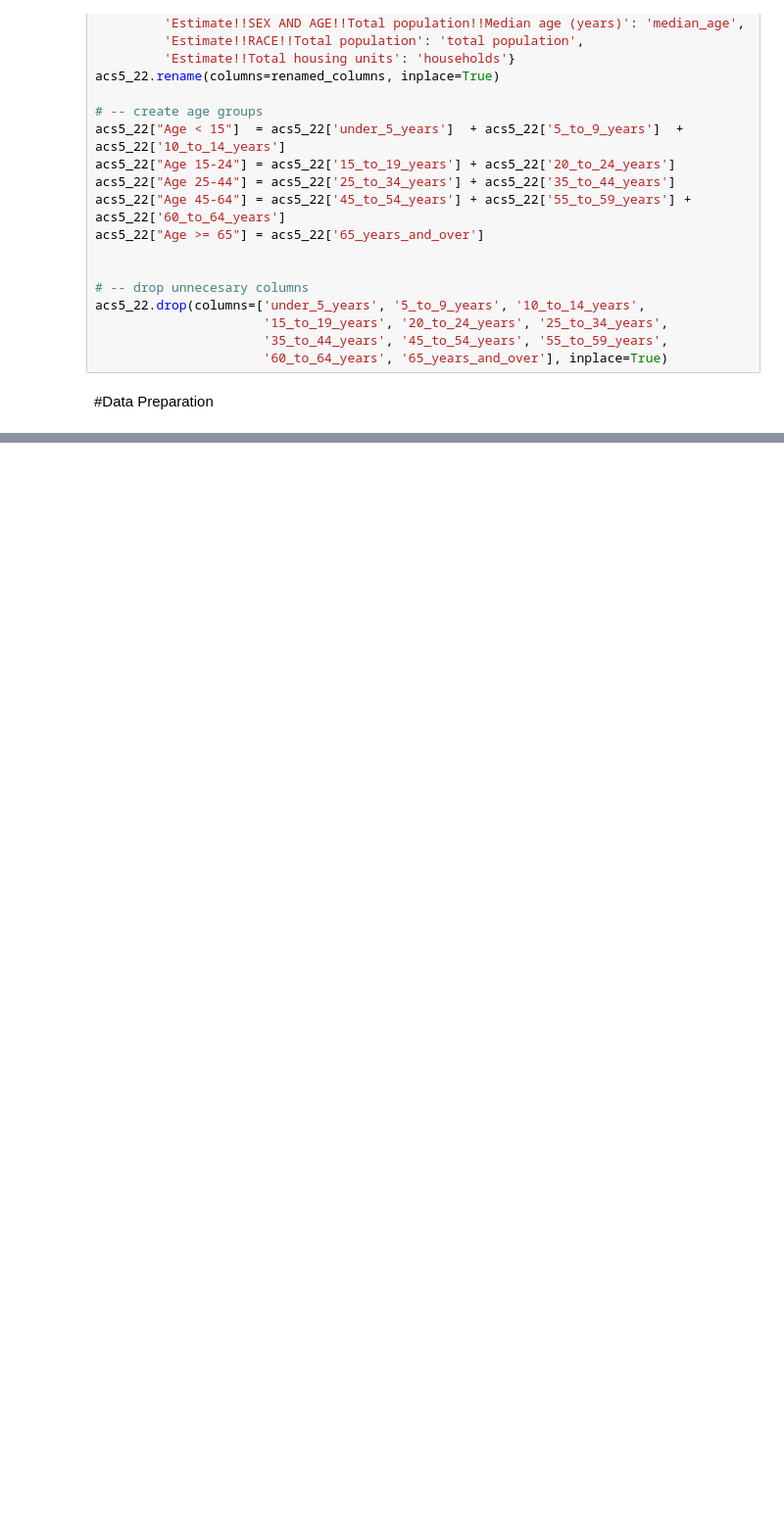
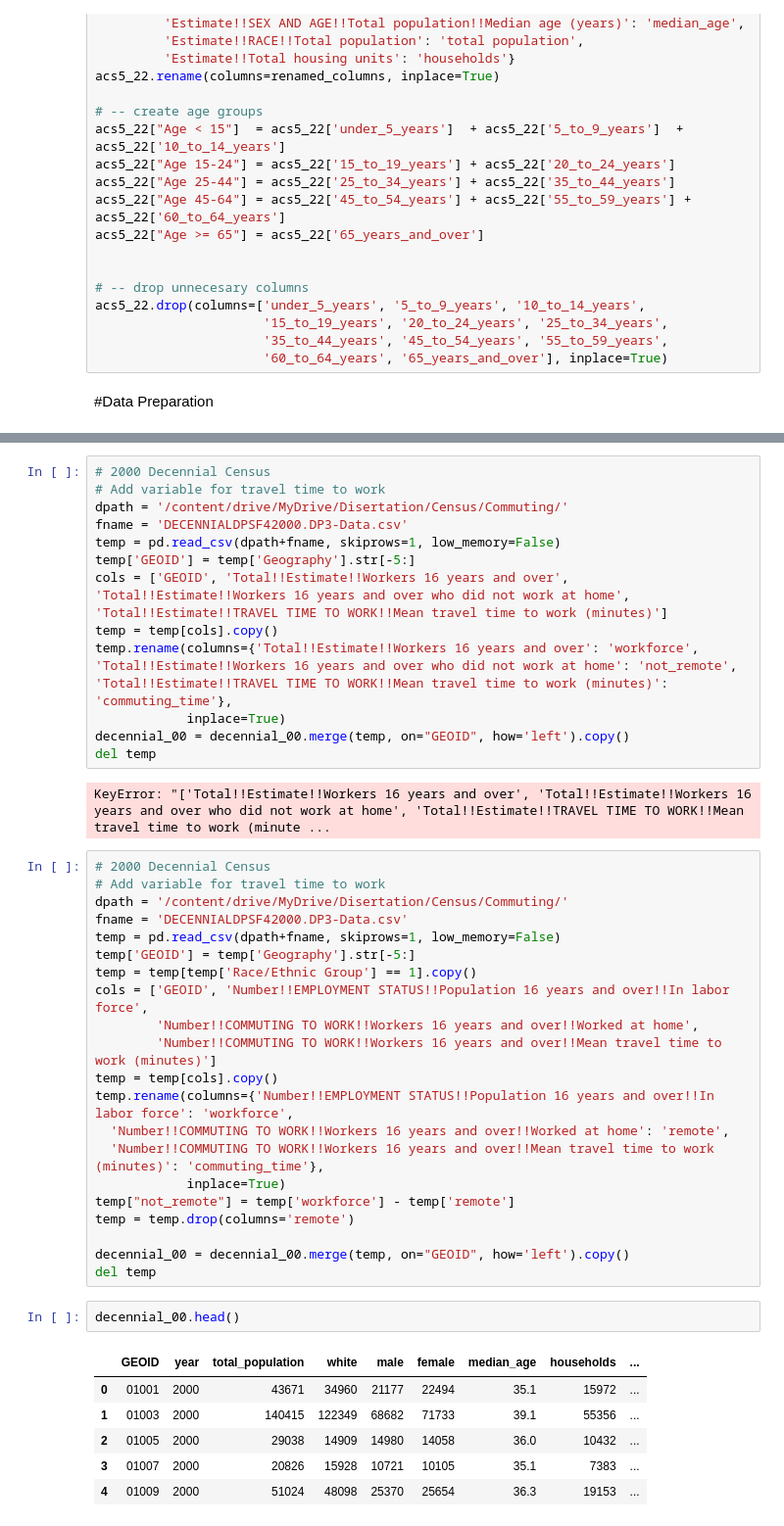
Before and after one commit to ReidelVichot/LC_identification, a Jupyter notebook: census_cleaning_11_18_24.ipynb, the cells around one changed output, grey strips where cells are left out. Shown: that part at 98% size. Cells and saved outputs as stored; diff of their text form; blank space fills up the shorter version.

```diff
--- a/census_cleaning_11_18_24.ipynb
+++ b/census_cleaning_11_18_24.ipynb
@@ -1052,0 +1266,49 @@ acs5_10 = temp.copy()
+# %%
+# 2000 Decennial Census
+# Add variable for travel time to work
+dpath = '/content/drive/MyDrive/Disertation/Census/Commuting/'
+fname = 'DECENNIALDPSF42000.DP3-Data.csv'
+temp = pd.read_csv(dpath+fname, skiprows=1, low_memory=False)
+temp['GEOID'] = temp['Geography'].str[-5:]
+cols = ['GEOID', 'Total!!Estimate!!Workers 16 years and over',
+'Total!!Estimate!!Workers 16 years and over who did not work at home',
+'Total!!Estimate!!TRAVEL TIME TO WORK!!Mean travel time to work (minutes)']
+temp = temp[cols].copy()
+temp.rename(columns={'Total!!Estimate!!Workers 16 years and over': 'workforce',
+'Total!!Estimate!!Workers 16 years and over who did not work at home': 'not_remote',
+'Total!!Estimate!!TRAVEL TIME TO WORK!!Mean travel time to work (minutes)': 'commuting_time'},
+            inplace=True)
+decennial_00 = decennial_00.merge(temp, on="GEOID", how='left').copy()
+del temp
+# %% [output]
+KeyError: "['Total!!Estimate!!Workers 16 years and over', 'Total!!Estimate!!Workers 16 years and over who did not work at home', 'Total!!Estimate!!TRAVEL TIME TO WORK!!Mean travel time to work (minute ...
+# %%
+# 2000 Decennial Census
+# Add variable for travel time to work
+dpath = '/content/drive/MyDrive/Disertation/Census/Commuting/'
+fname = 'DECENNIALDPSF42000.DP3-Data.csv'
+temp = pd.read_csv(dpath+fname, skiprows=1, low_memory=False)
+temp['GEOID'] = temp['Geography'].str[-5:]
+temp = temp[temp['Race/Ethnic Group'] == 1].copy()
+cols = ['GEOID', 'Number!!EMPLOYMENT STATUS!!Population 16 years and over!!In labor force',
+        'Number!!COMMUTING TO WORK!!Workers 16 years and over!!Worked at home',
+        'Number!!COMMUTING TO WORK!!Workers 16 years and over!!Mean travel time to work (minutes)']
+temp = temp[cols].copy()
+temp.rename(columns={'Number!!EMPLOYMENT STATUS!!Population 16 years and over!!In labor force': 'workforce',
+  'Number!!COMMUTING TO WORK!!Workers 16 years and over!!Worked at home': 'remote',
+  'Number!!COMMUTING TO WORK!!Workers 16 years and over!!Mean travel time to work (minutes)': 'commuting_time'},
+            inplace=True)
+temp["not_remote"] = temp['workforce'] - temp['remote']
+temp = temp.drop(columns='remote')
+
+decennial_00 = decennial_00.merge(temp, on="GEOID", how='left').copy()
+del temp
+# %%
+decennial_00.head()
+# %% [output]
+|  | GEOID | year | total_population | white | male | female | median_age | households | ... |
+| 0 | 01001 | 2000 | 43671 | 34960 | 21177 | 22494 | 35.1 | 15972 | ... |
+| 1 | 01003 | 2000 | 140415 | 122349 | 68682 | 71733 | 39.1 | 55356 | ... |
+| 2 | 01005 | 2000 | 29038 | 14909 | 14980 | 14058 | 36.0 | 10432 | ... |
+| 3 | 01007 | 2000 | 20826 | 15928 | 10721 | 10105 | 35.1 | 7383 | ... |
+| 4 | 01009 | 2000 | 51024 | 48098 | 25370 | 25654 | 36.3 | 19153 | ... |
```
Also changed, not shown: parts of 6 cells of this notebook.
